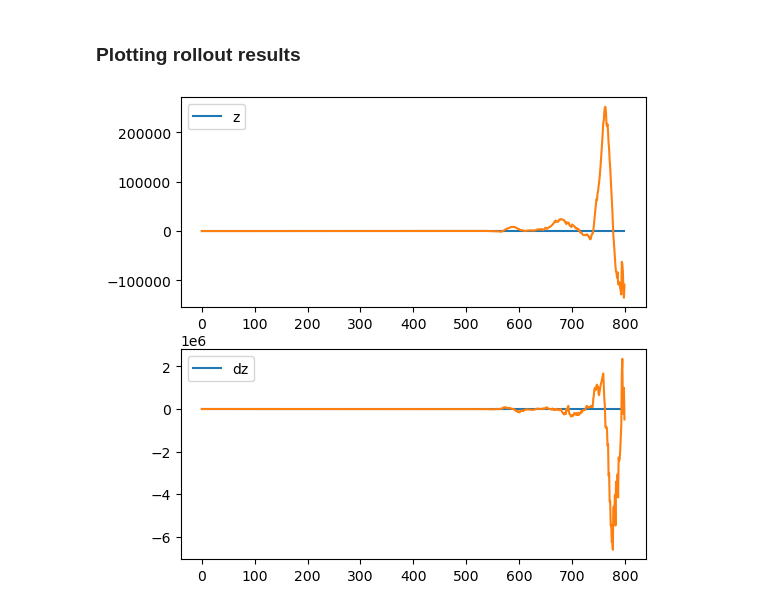
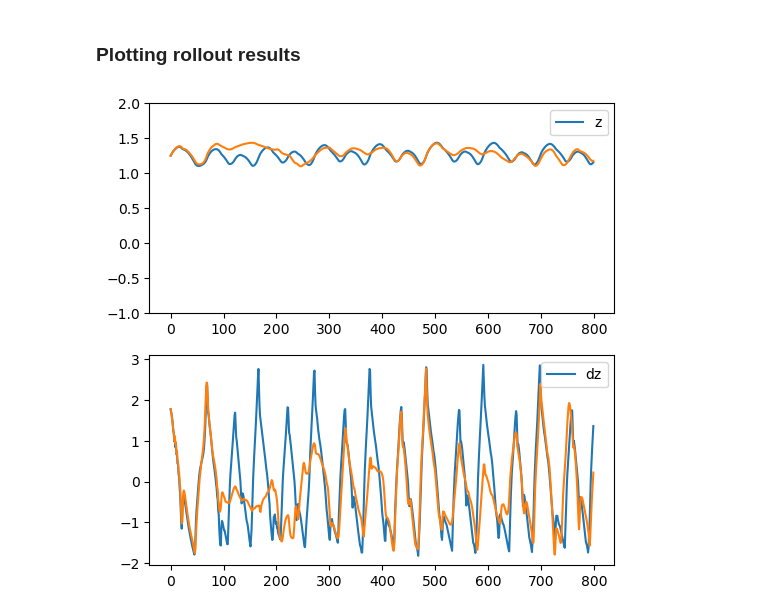
Before and after one commit to maalberg/kind, a Jupyter notebook: examples/mujoco/walker2d/04_model_train_moe.ipynb, the cells around one changed output. Drawn from its saved outputs; the diff is of its cells as text; code cells hidden in the pictures.

Commit message:
collect mujoco data with clear train/test separation

```diff
--- a/examples/mujoco/walker2d/04_model_train_moe.ipynb
+++ b/examples/mujoco/walker2d/04_model_train_moe.ipynb
@@ -30,7 +41,7 @@ result_path = '../../../results/mujoco'
 ### Creating baseline dataset
 # %%
 data_nsample = 918
-data = util_data.read_datafile(f'{data_path}/walker2d_baseline_0', data_nsample)
+data = util_data.read_datafile(f'{data_dir}/baseline', data_nsample)
 print(f'read data shape: {data.shape}')
 
 obs_ndim = 17
@@ -69,7 +80,7 @@ shape of actions for training: torch.Size([80, 917, 6])
 # %% [markdown]
 ### Training mixture of experts
 # %%
-model = example_mujoco.model_moe(obs_ndim, act_ndim, nexpert=4)
+model = example_mujoco.model_moe(obs_ndim, act_ndim, nexpert=4, smoothing=None, gumbel=None)
 model.train()
-example_mujoco.train_moe(model, dataloader, nepoch=500)
+example_mujoco.train_moe(model, dataloader, nepoch=500, ent_coef=0.01)
 # %% [output]
@@ -93,7 +111,7 @@ epoch 480, loss: -0.009519
 # %% [markdown]
 # Evaluating mixture of experts baseline
 # %%
-eval_data = util_data.read_datafile(f'{data_path}/walker2d_eval_0', data_nsample)
+eval_data = util_data.read_datafile(f'{data_dir}/eval', data_nsample)
 print(f'read evaluation data shape: {eval_data.shape}')
 
 eval_obs, eval_act = torch.split(eval_data, [obs_ndim, act_ndim], dim=-1)
@@ -104,6 +122,8 @@ print(f'read evaluation actions shape: {eval_act.shape}')
 eval_obs = torch.cat([
     example_mujoco.normalize_standard(
         s, mean, std) for s, mean, std in zip(torch.split(eval_obs, 1, dim=-1), obs_mean, obs_std)], dim=-1)
+
+model.eval()
 # %% [output]
 read evaluation data shape: torch.Size([30, 918, 23])
 read evaluation observations shape: torch.Size([30, 918, 17])
@@ -111,9 +149,8 @@ read evaluation actions shape: torch.Size([30, 918, 6])
 # %%
-model.eval()
-util_nn.freeze_module(model)
+reanchor_nsample = 1_000_000 # ensure no re-anchoring
+this_traj = 10
 
-reanchor_nsample = 1_000
-this_traj = 4
+model.reset()
 
 s0 = eval_obs[this_traj, 0]
 rollout_traj = example_mujoco.rollout_moe(model, s0, eval_obs[this_traj], eval_act[this_traj], reanchor_nsample=reanchor_nsample)
@@ -125,18 +162,20 @@ rollout shape: torch.Size([919, 17])
 # %%
 disp_end = 800
 datasaved = False
 
 plot_obs, plot_rollout = example_mujoco.disp_rollout(eval_obs, rollout_traj, obs_mean, obs_std, this_traj, disp_end)
 
 if datasaved:
+    print(plot_obs.shape)
     save_step = torch.arange(eval_obs.shape[1]).reshape(1, -1, 1)
+    save_obs = plot_obs[[this_traj]]
     savedata = np.concatenate([
         save_step[:1, :disp_end, :1],
-        plot_obs[:1, :disp_end, :1], plot_obs[:1, :disp_end, [9]],
+        save_obs[:1, :disp_end, :1], save_obs[:1, :disp_end, [9]],
         plot_rollout[:1, :disp_end, :1], plot_rollout[:1, :disp_end, [9]]], axis=2)
-    util_data.write_datafile(f'{result_path}/walker2d_moe_rollout', savedata, delim=' ')
+    util_data.write_datafile(f'{result_dir}/moe_rollout_seed_{seed}', savedata, delim=' ')
 # %% [output]
-[figure, old version]
+[figure, new version]
 # %%
 traj_mse = []
 with torch.no_grad():
```
Also changed, not shown: parts of 9 cells of this notebook, 12 other files.
